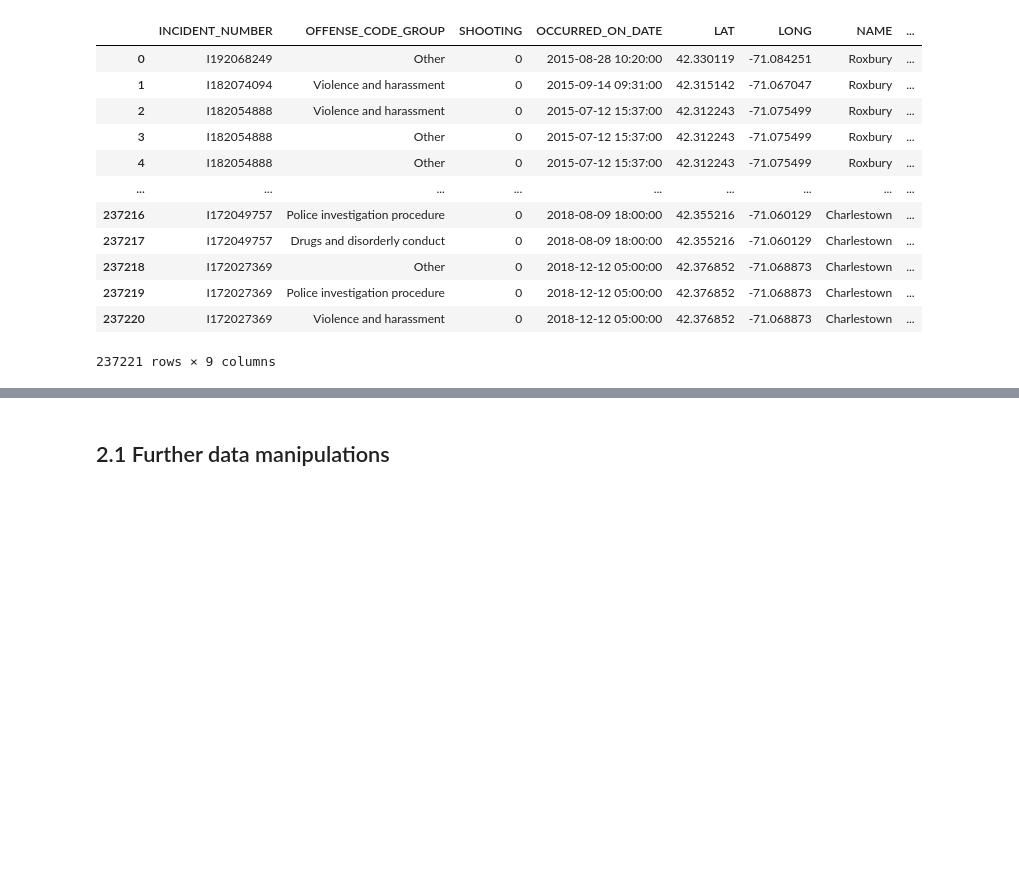
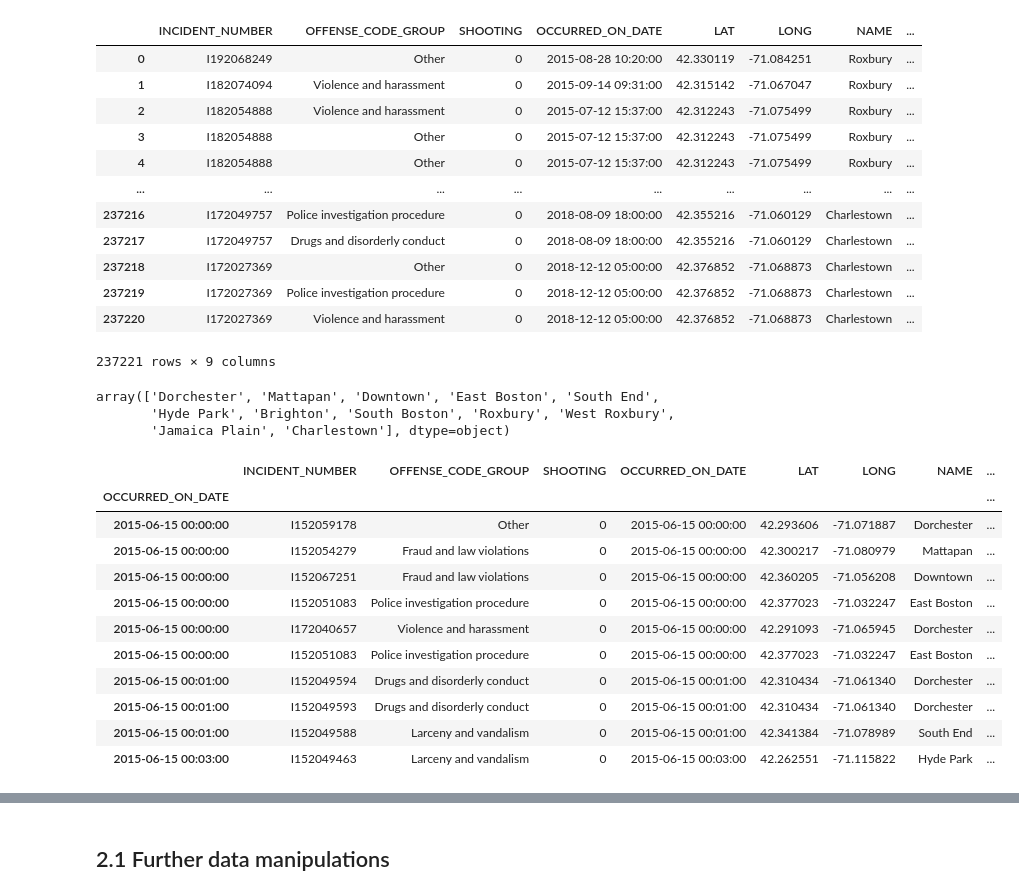
Before and after one commit to Nietzson/data-certification-exam, a Jupyter notebook: decision_science/boston_crimes.ipynb, the cells around one changed output, grey strips where cells are left out. Drawn from its saved outputs; the diff is of its cells as text; code cells hidden in the pictures; blank space fills up the shorter version.

```diff
--- a/decision_science/boston_crimes.ipynb
+++ b/decision_science/boston_crimes.ipynb
@@ -455,0 +462,21 @@ data
+# %%
+data.NAME.unique()
+# %% [output]
+array(['Dorchester', 'Mattapan', 'Downtown', 'East Boston', 'South End',
+       'Hyde Park', 'Brighton', 'South Boston', 'Roxbury', 'West Roxbury',
+       'Jamaica Plain', 'Charlestown'], dtype=object)
+# %%
+data.head(10)
+# %% [output]
+|  | INCIDENT_NUMBER | OFFENSE_CODE_GROUP | SHOOTING | OCCURRED_ON_DATE | LAT | LONG | NAME | ... |
+| OCCURRED_ON_DATE |  |  |  |  |  |  |  | ... |
+| 2015-06-15 00:00:00 | I152059178 | Other | 0 | 2015-06-15 00:00:00 | 42.293606 | -71.071887 | Dorchester | ... |
+| 2015-06-15 00:00:00 | I152054279 | Fraud and law violations | 0 | 2015-06-15 00:00:00 | 42.300217 | -71.080979 | Mattapan | ... |
+| 2015-06-15 00:00:00 | I152067251 | Fraud and law violations | 0 | 2015-06-15 00:00:00 | 42.360205 | -71.056208 | Downtown | ... |
+| 2015-06-15 00:00:00 | I152051083 | Police investigation procedure | 0 | 2015-06-15 00:00:00 | 42.377023 | -71.032247 | East Boston | ... |
+| 2015-06-15 00:00:00 | I172040657 | Violence and harassment | 0 | 2015-06-15 00:00:00 | 42.291093 | -71.065945 | Dorchester | ... |
+| 2015-06-15 00:00:00 | I152051083 | Police investigation procedure | 0 | 2015-06-15 00:00:00 | 42.377023 | -71.032247 | East Boston | ... |
+| 2015-06-15 00:01:00 | I152049594 | Drugs and disorderly conduct | 0 | 2015-06-15 00:01:00 | 42.310434 | -71.061340 | Dorchester | ... |
+| 2015-06-15 00:01:00 | I152049593 | Drugs and disorderly conduct | 0 | 2015-06-15 00:01:00 | 42.310434 | -71.061340 | Dorchester | ... |
+| 2015-06-15 00:01:00 | I152049588 | Larceny and vandalism | 0 | 2015-06-15 00:01:00 | 42.341384 | -71.078989 | South End | ... |
+| 2015-06-15 00:03:00 | I152049463 | Larceny and vandalism | 0 | 2015-06-15 00:03:00 | 42.262551 | -71.115822 | Hyde Park | ... |
```
Also changed, not shown: parts of 21 cells of this notebook, 1 other file.
